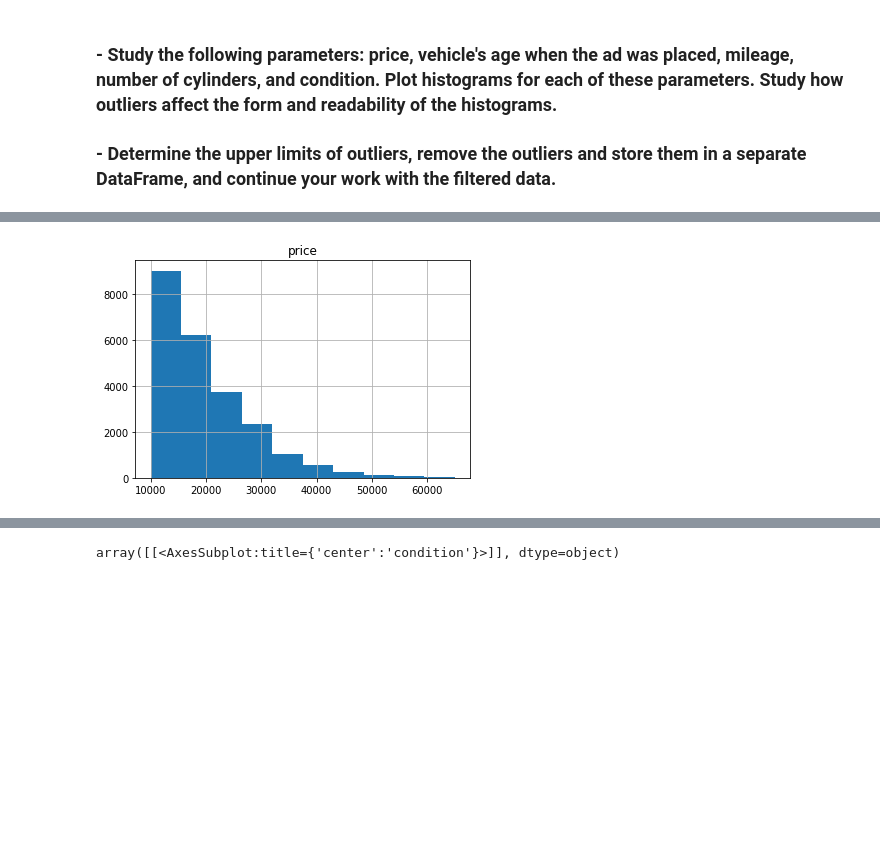
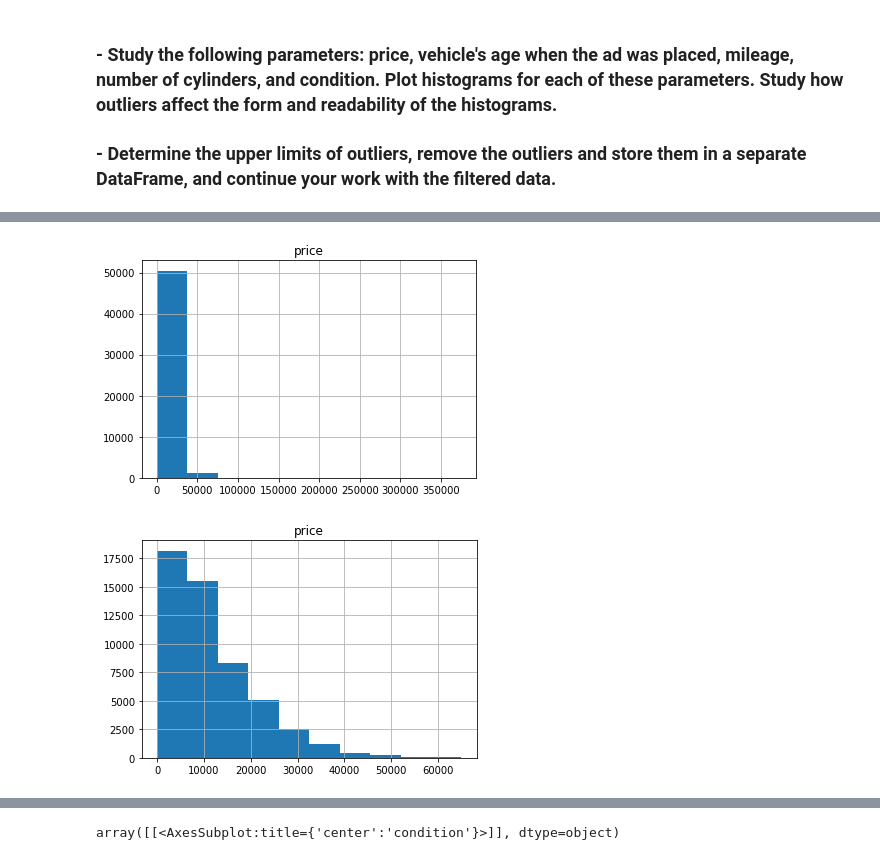
Before and after one commit to richabianca/yandex_projects, a Jupyter notebook: car_prices.ipynb, the cells around one changed output, grey strips where cells are left out. Drawn from its saved outputs; the diff is of its cells as text; code cells hidden in the pictures; blank space fills up the shorter version.

```diff
--- a/car_prices.ipynb
+++ b/car_prices.ipynb
@@ -258,6 +256,9 @@ outliers = pd.DataFrame()
 # %%
-price_hist = cars.hist('price', range=(10000, 65000)) # raw histogram of price column
-filtered_price_hist = cars.query('price > 65000').describe()
-filtered_price_hist #filtered histogram of price column
-#outliers['price'] = filtered_price_hist
+cars.hist('price') # raw histogram of price column
+
+price_outliers = pd.DataFrame(cars.query('price > 65000')) #dataframe with outliers was created
+
+price_filtered = (cars #filtered histogram
+.query('price <= 65000')
+.hist('price'))
 # %% [output]
@@ -273,2 +265,3 @@ filtered_price_hist #filtered histogram of price column
-[figure, old version]
+[figure, new version]
+[figure, added]
 # %%
```
Also changed, not shown: parts of 8 cells of this notebook.
